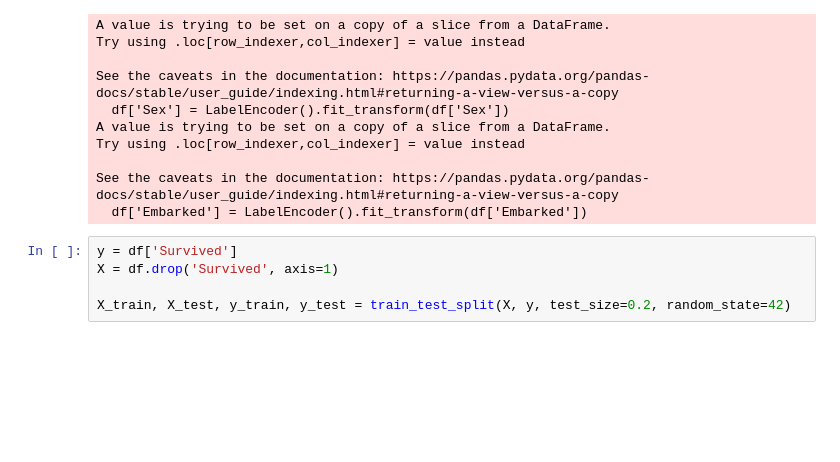
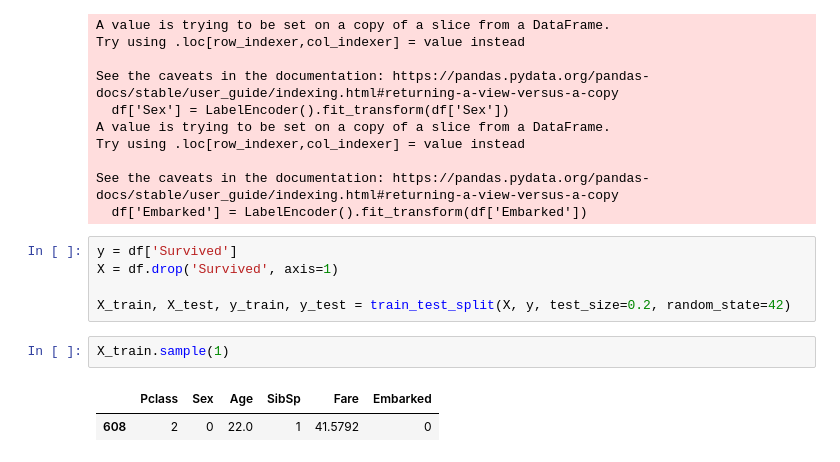
Before and after one commit to tawfikhammad/titanic_deployed_model, a Jupyter notebook: train.ipynb, the cells around one changed output. Saved outputs shown, nothing was run; the diff lists cells and outputs as text; blank space fills up the shorter version.

Commit message:
Update execution counts and add sample output for training data in train.ipynb

```diff
--- a/train.ipynb
+++ b/train.ipynb
@@ -83,3 +83,8 @@ y = df['Survived']
 X = df.drop('Survived', axis=1)
 
 X_train, X_test, y_train, y_test = train_test_split(X, y, test_size=0.2, random_state=42)
+# %%
+X_train.sample(1)
+# %% [output]
+|  | Pclass | Sex | Age | SibSp | Fare | Embarked |
+| 608 | 2 | 0 | 22.0 | 1 | 41.5792 | 0 |
```
Also changed, not shown: parts of 5 cells of this notebook.
